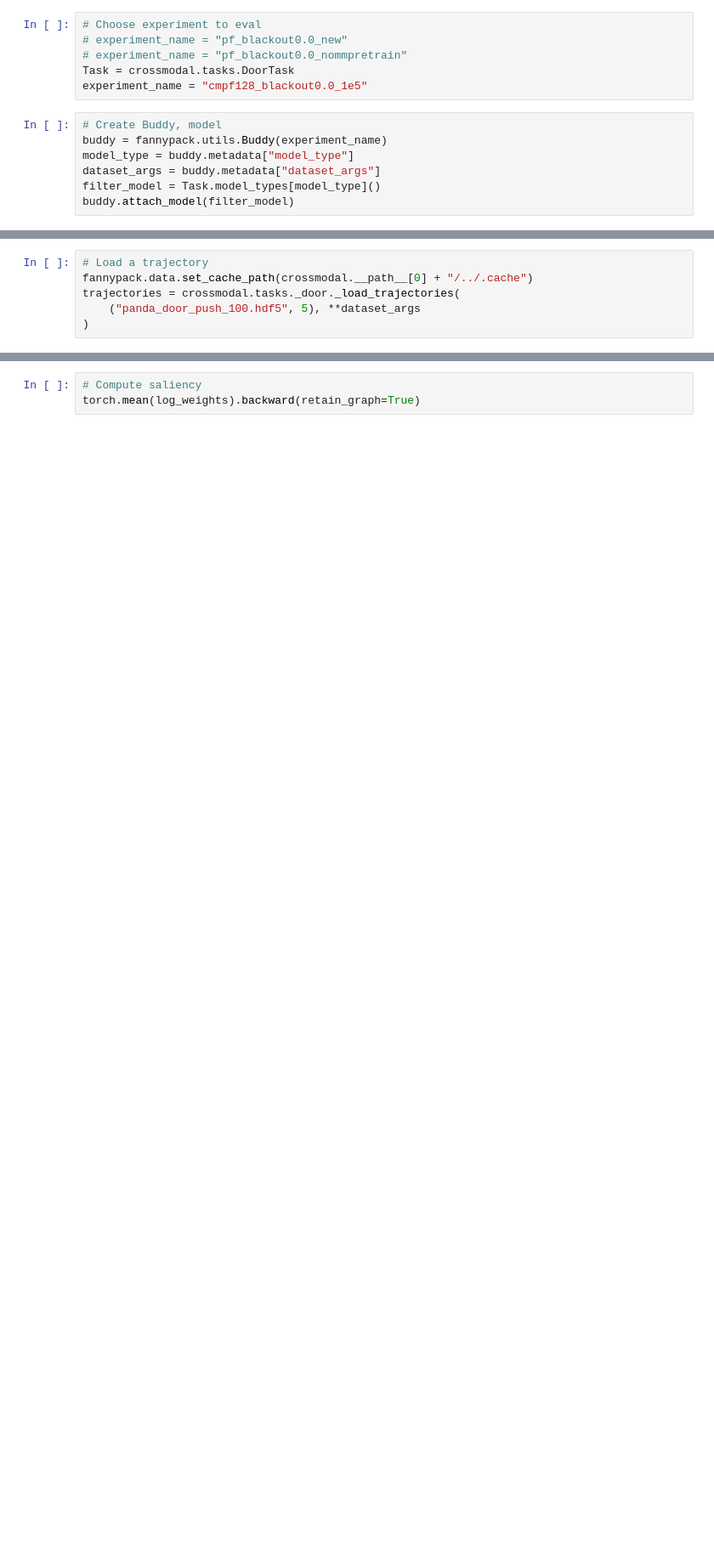
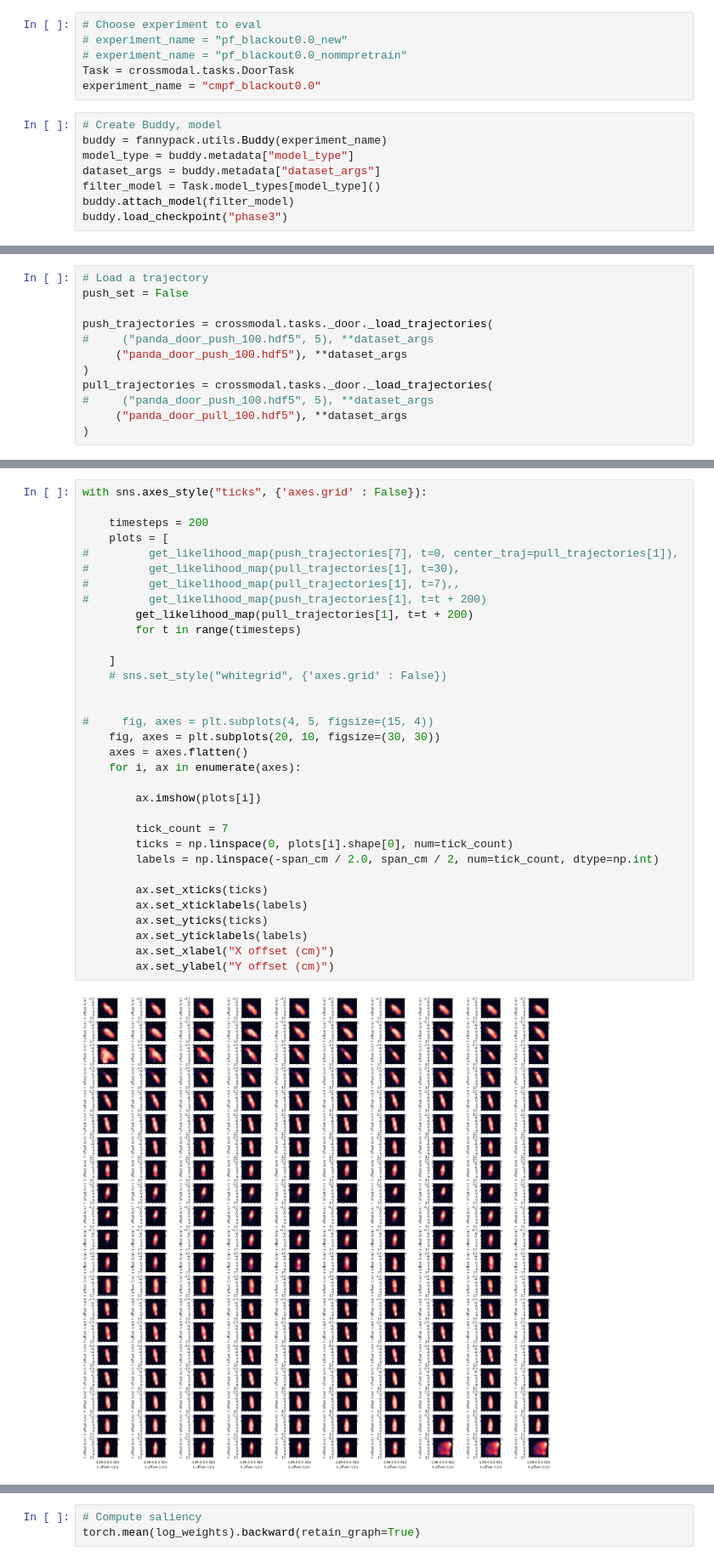
Before and after one commit to brentyi/multimodalfilter, a Jupyter notebook: scripts/door_task/vis_pf_likelihoods.ipynb, the cells around one changed output, grey strips where cells are left out. Shown at 85% size. Drawn from its saved outputs; the diff is of its cells as text; blank space fills up the shorter version.

Commit message:
Sync CMPF stuff

```diff
--- a/scripts/door_task/vis_pf_likelihoods.ipynb
+++ b/scripts/door_task/vis_pf_likelihoods.ipynb
@@ -16,7 +28,7 @@ import fannypack
 # experiment_name = "pf_blackout0.0_new"
 # experiment_name = "pf_blackout0.0_nommpretrain"
 Task = crossmodal.tasks.DoorTask
-experiment_name = "cmpf128_blackout0.0_1e5"
+experiment_name = "cmpf_blackout0.0"
 # %%
 # Create Buddy, model
 buddy = fannypack.utils.Buddy(experiment_name)
@@ -24,4 +36,5 @@ model_type = buddy.metadata["model_type"]
 dataset_args = buddy.metadata["dataset_args"]
 filter_model = Task.model_types[model_type]()
 buddy.attach_model(filter_model)
+buddy.load_checkpoint("phase3")
 # %% [output]
@@ -32,9 +101,15 @@ buddy.attach_model(filter_model)
 # %%
 # Load a trajectory
-fannypack.data.set_cache_path(crossmodal.__path__[0] + "/../.cache")
-trajectories = crossmodal.tasks._door._load_trajectories(
-    ("panda_door_push_100.hdf5", 5), **dataset_args
+push_set = False
+
+push_trajectories = crossmodal.tasks._door._load_trajectories(
+#     ("panda_door_push_100.hdf5", 5), **dataset_args
+     ("panda_door_push_100.hdf5"), **dataset_args
 )
+pull_trajectories = crossmodal.tasks._door._load_trajectories(
+#     ("panda_door_push_100.hdf5", 5), **dataset_args
+     ("panda_door_pull_100.hdf5"), **dataset_args
+)
 # %% [output]
 [TrajectoriesFile-...oor_push_100.hdf5] Loading trajectory from file: <HDF5 file "1JEDGZWpWE-Z9kuCvRBJh_Auhc-2V0UpN-panda_door_push_100.hdf5" (mode r)>
 [TrajectoriesFile-...oor_push_100.hdf5] Existing trajectory count: 100
@@ -122,0 +122,35 @@ weights = process_weights(log_weights)
+# %%
+with sns.axes_style("ticks", {'axes.grid' : False}):
+
+    timesteps = 200
+    plots = [
+#         get_likelihood_map(push_trajectories[7], t=0, center_traj=pull_trajectories[1]),
+#         get_likelihood_map(pull_trajectories[1], t=30),
+#         get_likelihood_map(pull_trajectories[1], t=7),,
+#         get_likelihood_map(push_trajectories[1], t=t + 200)
+        get_likelihood_map(pull_trajectories[1], t=t + 200)
+        for t in range(timesteps)
+
+    ]
+    # sns.set_style("whitegrid", {'axes.grid' : False})
+
+
+#     fig, axes = plt.subplots(4, 5, figsize=(15, 4))
+    fig, axes = plt.subplots(20, 10, figsize=(30, 30))
+    axes = axes.flatten()
+    for i, ax in enumerate(axes):
+
+        ax.imshow(plots[i])
+
+        tick_count = 7
+        ticks = np.linspace(0, plots[i].shape[0], num=tick_count)
+        labels = np.linspace(-span_cm / 2.0, span_cm / 2, num=tick_count, dtype=np.int)
+
+        ax.set_xticks(ticks)
+        ax.set_xticklabels(labels)
+        ax.set_yticks(ticks)
+        ax.set_yticklabels(labels)
+        ax.set_xlabel("X offset (cm)")
+        ax.set_ylabel("Y offset (cm)")
+# %% [output]
+[figure, added]
```
Also changed, not shown: parts of 13 cells of this notebook, 4 other files.
